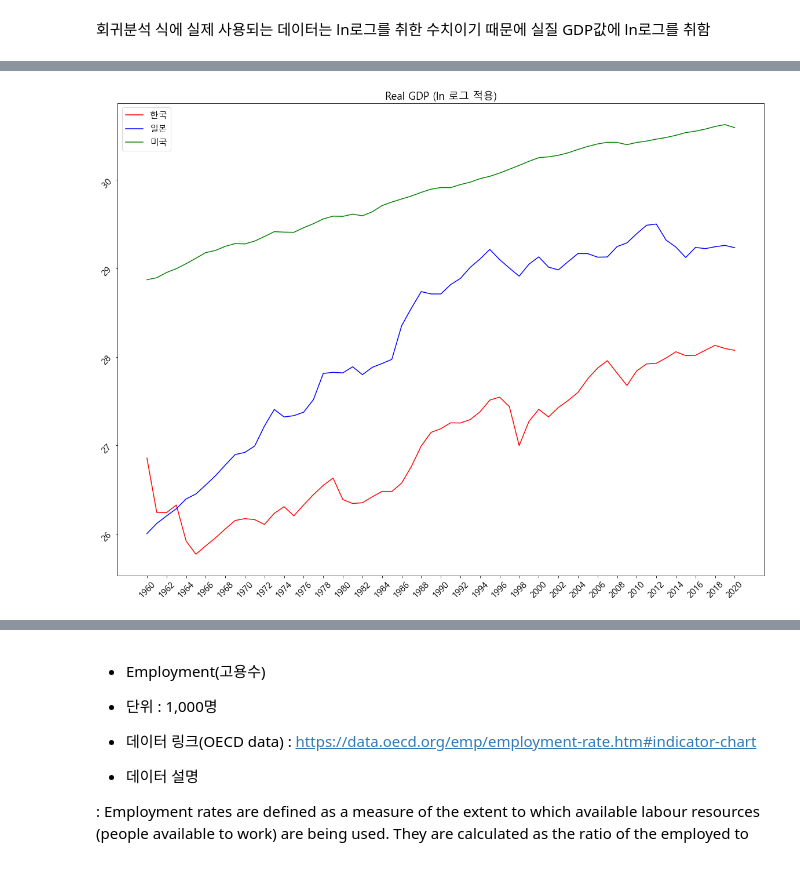
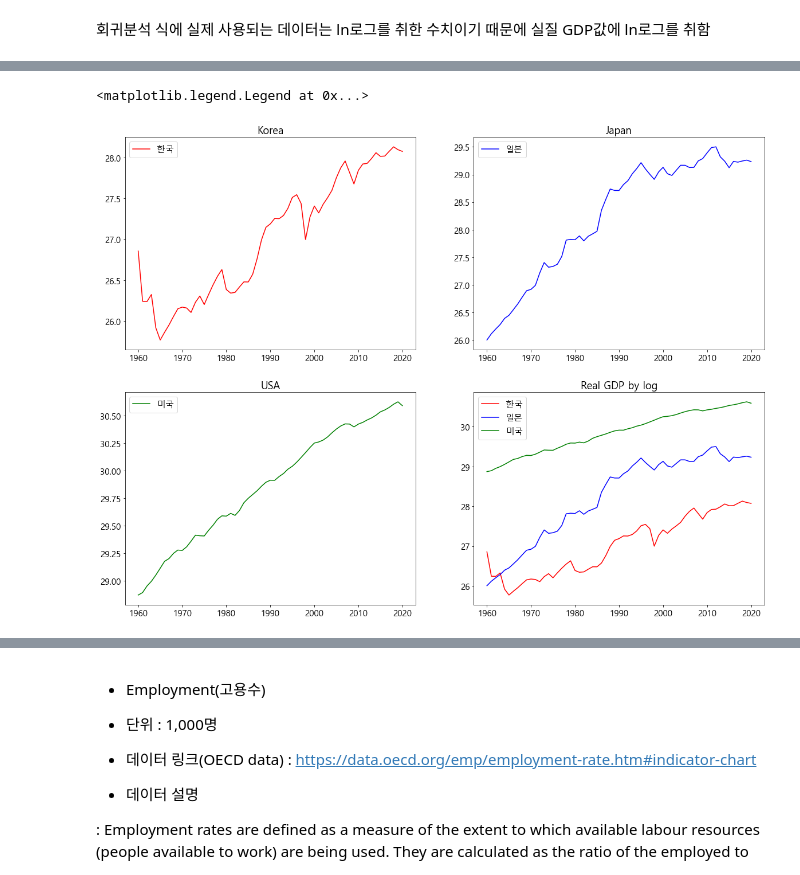
Before and after one commit to jonghwi-kim/Cobb-Douglas-production-function, a Jupyter notebook: data preprocess.ipynb, the cells around one changed output, grey strips where cells are left out. Saved outputs shown, nothing was run; the diff lists cells and outputs as text; code cells hidden in the pictures.

Commit message:
Update data preprocess.ipynb
전처리 수정

```diff
--- a/data preprocess.ipynb
+++ b/data preprocess.ipynb
@@ -192,3 +99,0 @@ gdp
-# %%
-nominal_gdp =  pd.read_csv("raw_data/nominal_gdp.csv")
-nominal_gdp.head()
@@ -266,5 +105,5 @@ Name: United States, Length: 61, dtype: float64
 # %%
 nominal_gdp = pd.concat([year,korea_nominal_gdp, japan_nominal_gdp, usa_nominal_gdp], axis=1)
-nominal_gdp.rename(columns={'Country Name' : 'Year'}, inplace=True)
+nominal_gdp.columns = ['Year', 'Korea', 'Japan', 'USA']
 nominal_gdp
 # %% [output]
@@ -303,5 +161,6 @@ GDP deflator = (명목 GDP / 실질 GDP) X 100
 
 위의 gdp deflator 식에 따라 실질 gdp 값을 계산하여 사용
 # %%
-korea_real_gdp = nominal_gdp['Korea, Rep.'].div(gdp_deflator['Korea, Rep.']/100)
-korea_real_gdp
+korea_real_gdp = nominal_gdp['Korea'].div(gdp_deflator['Korea']/100)
+japan_real_gdp = nominal_gdp['Japan'].div(gdp_deflator['Japan']/100)
+usa_real_gdp = nominal_gdp['USA'].div(gdp_deflator['USA']/100)
@@ -337,3 +166,0 @@ Name: Japan, Length: 61, dtype: float64
-# %%
-usa_real_gdp = nominal_gdp['United States'].div(gdp_deflator['United States']/100)
-usa_real_gdp
@@ -409,14 +240,31 @@ real_gdp_log
 # %%
 plt.rc("font", family='Malgun Gothic')
 plt.rc('font', size=15)
 plt.figure(figsize=(20,15))
-plt.plot(real_gdp_log['Year'], real_gdp_log['Korea, Rep.'], label='한국', color='red')
-plt.plot(real_gdp_log['Year'], real_gdp_log['Japan'], label='일본', color='blue')
-plt.plot(real_gdp_log['Year'], real_gdp_log['United States'], label='미국', color='green')
-plt.title('Real GDP (ln 로그 적용)')
-plt.legend()
-plt.xticks(np.arange(1960,2022,2),rotation=45)
-plt.yticks(rotation=45)
-plt.show()
+
+ax1 = plt.subplot(2,2,1)
+ax2 = plt.subplot(2,2,2)
+ax3 = plt.subplot(2,2,3)
+ax4 = plt.subplot(2,2,4)
+
+ax1.plot(real_gdp_log['Year'], real_gdp_log['Korea'], label='한국', color='red')
+ax1.set_title('Korea')
+ax1.legend()
+
+ax2.plot(real_gdp_log['Year'], real_gdp_log['Japan'], label='일본', color='blue')
+ax2.set_title('Japan')
+ax2.legend()
+
+ax3.plot(real_gdp_log['Year'], real_gdp_log['USA'], label='미국', color='green')
+ax3.set_title('USA')
+ax3.legend()
+
+ax4.plot(real_gdp_log['Year'], real_gdp_log['Korea'], label='한국', color='red')
+ax4.plot(real_gdp_log['Year'], real_gdp_log['Japan'], label='일본', color='blue')
+ax4.plot(real_gdp_log['Year'], real_gdp_log['USA'], label='미국', color='green')
+
+ax4.set_title('Real GDP by log')
+ax4.legend()
 # %% [output]
+<matplotlib.legend.Legend at 0x...>
-[figure, old version]
+[figure, new version]
```
Also changed, not shown: parts of 96 cells of this notebook.
